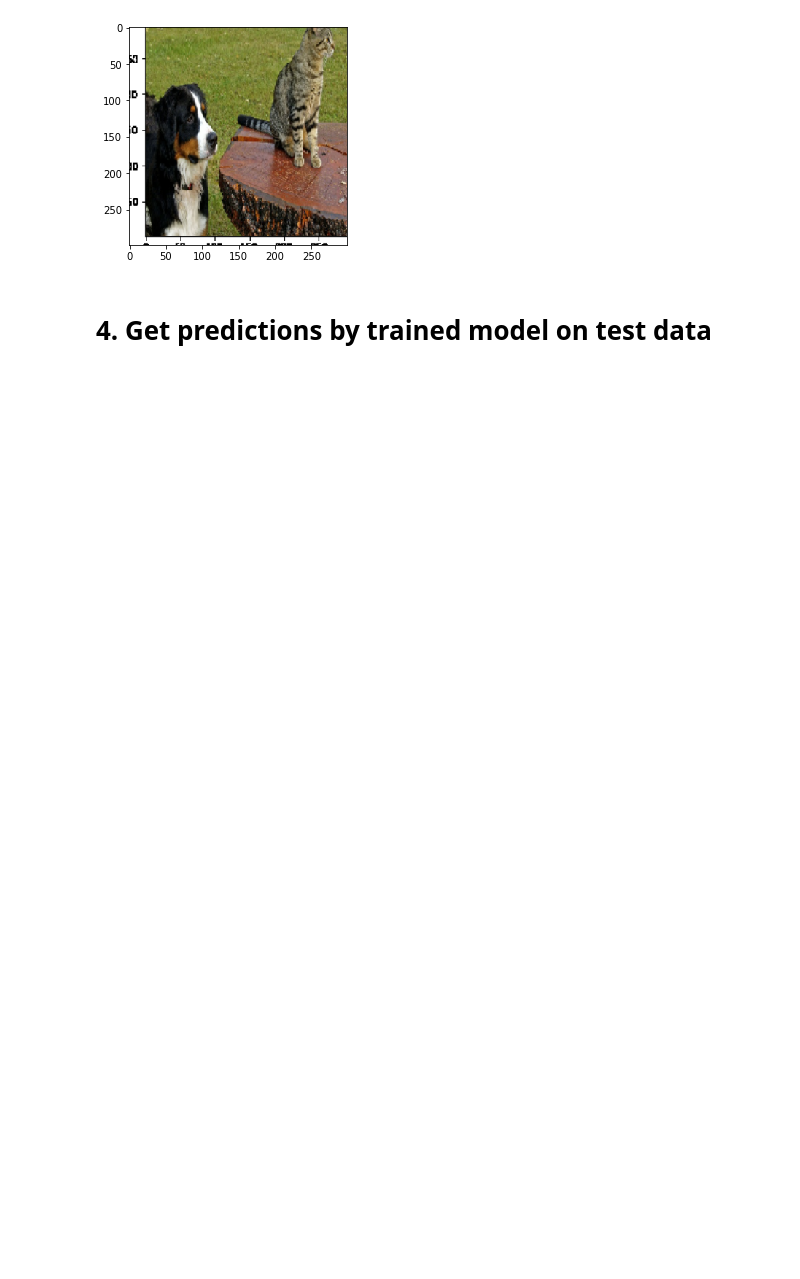
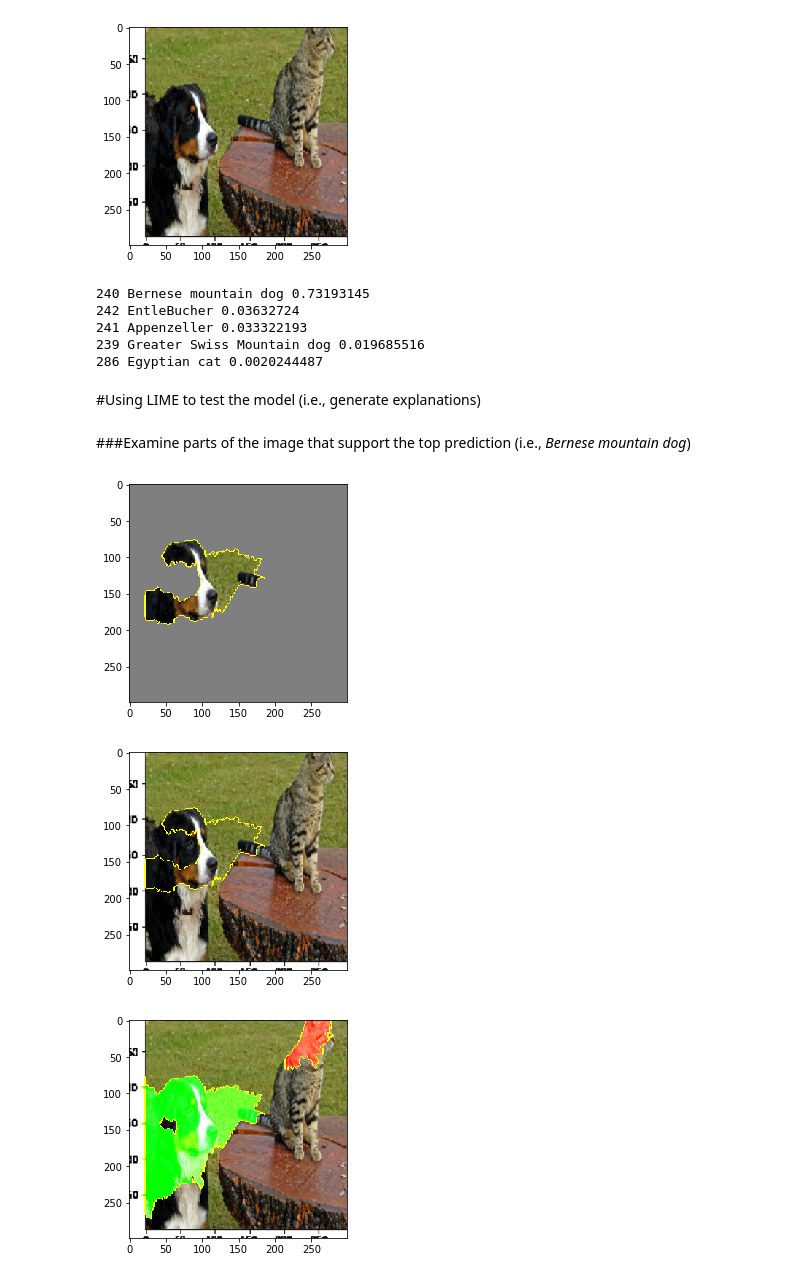
Before and after one commit to bless2saurabh/AiU2, a Jupyter notebook: GoldStandard/exercises/LIME-Explanations-for-IMAGE-Classifier/LIME for image classifier.ipynb, the cells around one changed output. Cells and saved outputs as stored; diff of their text form; code cells hidden in the pictures; blank space fills up the shorter version.

Commit message:
Working & simplified version of lime image classifier

```diff
--- a/GoldStandard/exercises/LIME-Explanations-for-IMAGE-Classifier/LIME for image classifier.ipynb
+++ b/GoldStandard/exercises/LIME-Explanations-for-IMAGE-Classifier/LIME for image classifier.ipynb
@@ -23,4 +15,12 @@ displayImage (image)
 # %% [output]
 [figure]
-# %% [markdown]
-# 4. Get predictions by trained model on test data
+# %%
+print_top_predictions_for_image(image)
+# %% [output]
+240 Bernese mountain dog 0.73193145
+242 EntleBucher 0.03632724
+241 Appenzeller 0.033322193
+239 Greater Swiss Mountain dog 0.019685516
+286 Egyptian cat 0.0020244487
+# %% [markdown]
+#Using LIME to test the model (i.e., generate explanations)
@@ -26,0 +29,8 @@ displayImage (image)
+# %% [markdown]
+###Examine parts of the image that support the top prediction (i.e., _Bernese mountain dog_)
+# %%
+show_lime_explanations_for_object(top=1)
+# %% [output]
+[figure, added]
+[figure, added]
+[figure, added]
```
Also changed, not shown: parts of 27 cells of this notebook, 2 other files.
